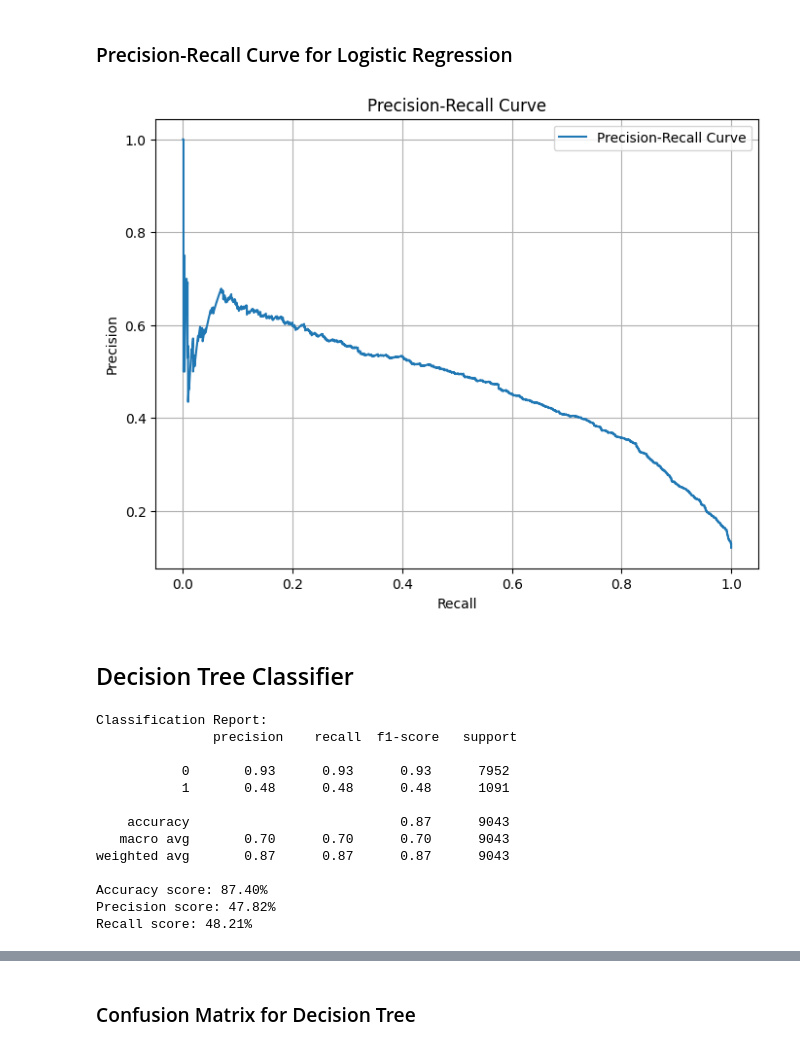
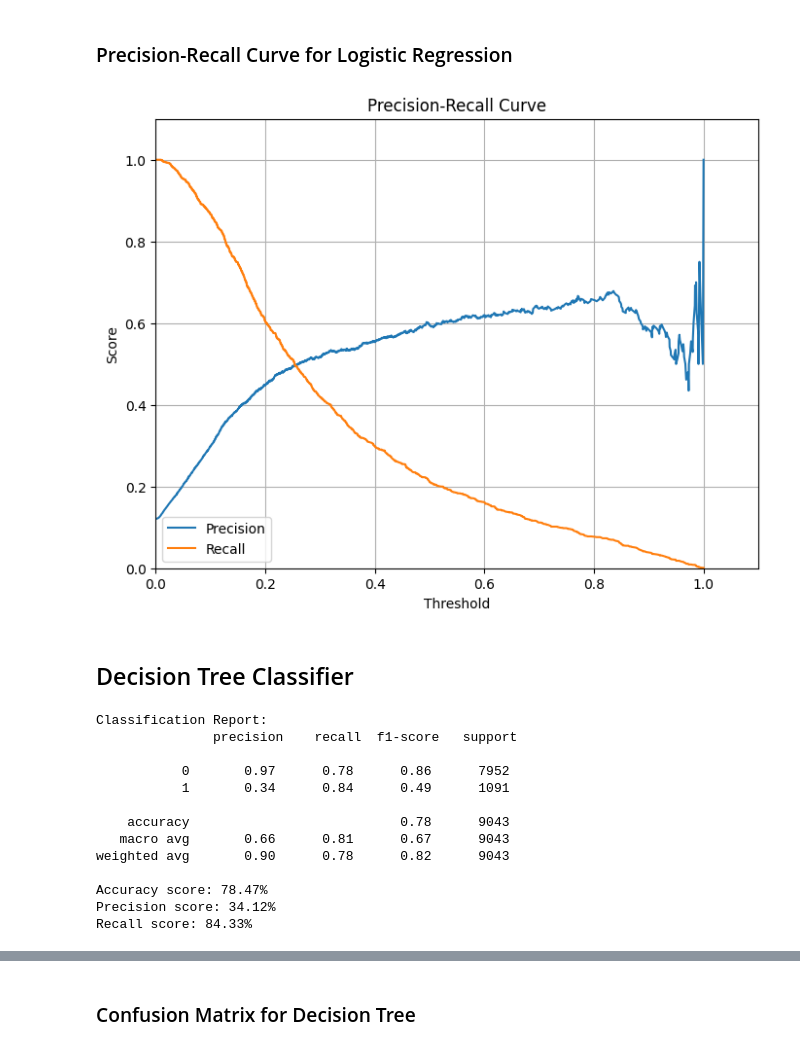
Before and after one commit to ZasaQ/A-neural-model-of-a-banking-customer, a Jupyter notebook: KrzywdaKubowicz.ipynb, the cells around one changed output, grey strips where cells are left out. Saved outputs shown, nothing was run; the diff lists cells and outputs as text; code cells hidden in the pictures.

Commit message:
WIP minor adjustments in Decision Tree model
WIP adding SMOTE to models (oversampling)

```diff
--- a/KrzywdaKubowicz.ipynb
+++ b/KrzywdaKubowicz.ipynb
@@ -474,16 +476,19 @@ plt.show()
 # %%
 precisions, recalls, thresholds = precision_recall_curve(y_test, y_pred_proba)
 
 plt.figure(figsize=(8, 6))
-plt.plot(recalls, precisions, label="Precision-Recall Curve")
-plt.xlabel('Recall')
-plt.ylabel('Precision')
+plt.plot(thresholds, precisions[:-1], label='Precision')
+plt.plot(thresholds, recalls[:-1], label='Recall')
+plt.xlabel('Threshold')
+plt.ylabel('Score')
 plt.title('Precision-Recall Curve')
+plt.xlim([0.0, 1.1])
+plt.ylim([0.0, 1.1])
 plt.legend()
-plt.grid(True)
+plt.grid()
 plt.show()
 # %% [output]
-[figure, old version]
+[figure, new version]
 # %% [markdown]
 ## Decision Tree Classifier
 # %%
@@ -502,7 +507,10 @@ y = dt_df['y']
 
 X_train, X_test, y_train, y_test = train_test_split(X, y, test_size=0.2, random_state=42)
 
-dt = DecisionTreeClassifier(random_state=42)
+dt = DecisionTreeClassifier(
+    class_weight='balanced',
+    min_weight_fraction_leaf = 0.01
+)
 time_start = time.time()
 dt.fit(X_train, y_train)
 time_end = time.time()
@@ -521,16 +529,16 @@ print("Recall score: {:.2f}%".format(100 * dt_recall))
 Classification Report:
                precision    recall  f1-score   support
 
-           0       0.93      0.93      0.93      7952
-           1       0.48      0.48      0.48      1091
+           0       0.97      0.78      0.86      7952
+           1       0.34      0.84      0.49      1091
 
-    accuracy                           0.87      9043
-   macro avg       0.70      0.70      0.70      9043
-weighted avg       0.87      0.87      0.87      9043
+    accuracy                           0.78      9043
+   macro avg       0.66      0.81      0.67      9043
+weighted avg       0.90      0.78      0.82      9043
 
-Accuracy score: 87.40%
-Precision score: 47.82%
-Recall score: 48.21%
+Accuracy score: 78.47%
+Precision score: 34.12%
+Recall score: 84.33%
 # %%
 dt_train_score = dt.score(X_train, y_train)
 
```
Also changed, not shown: parts of 17 cells of this notebook.
